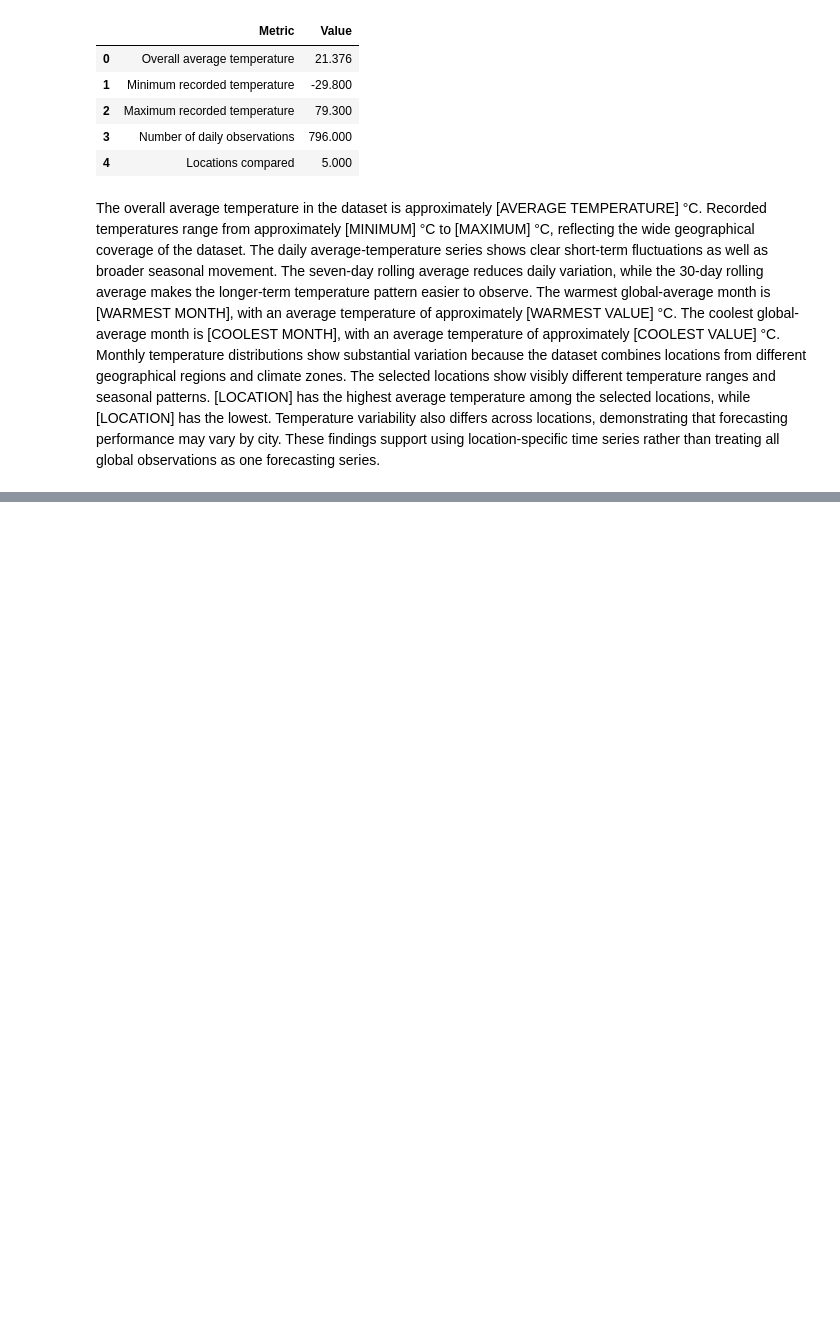
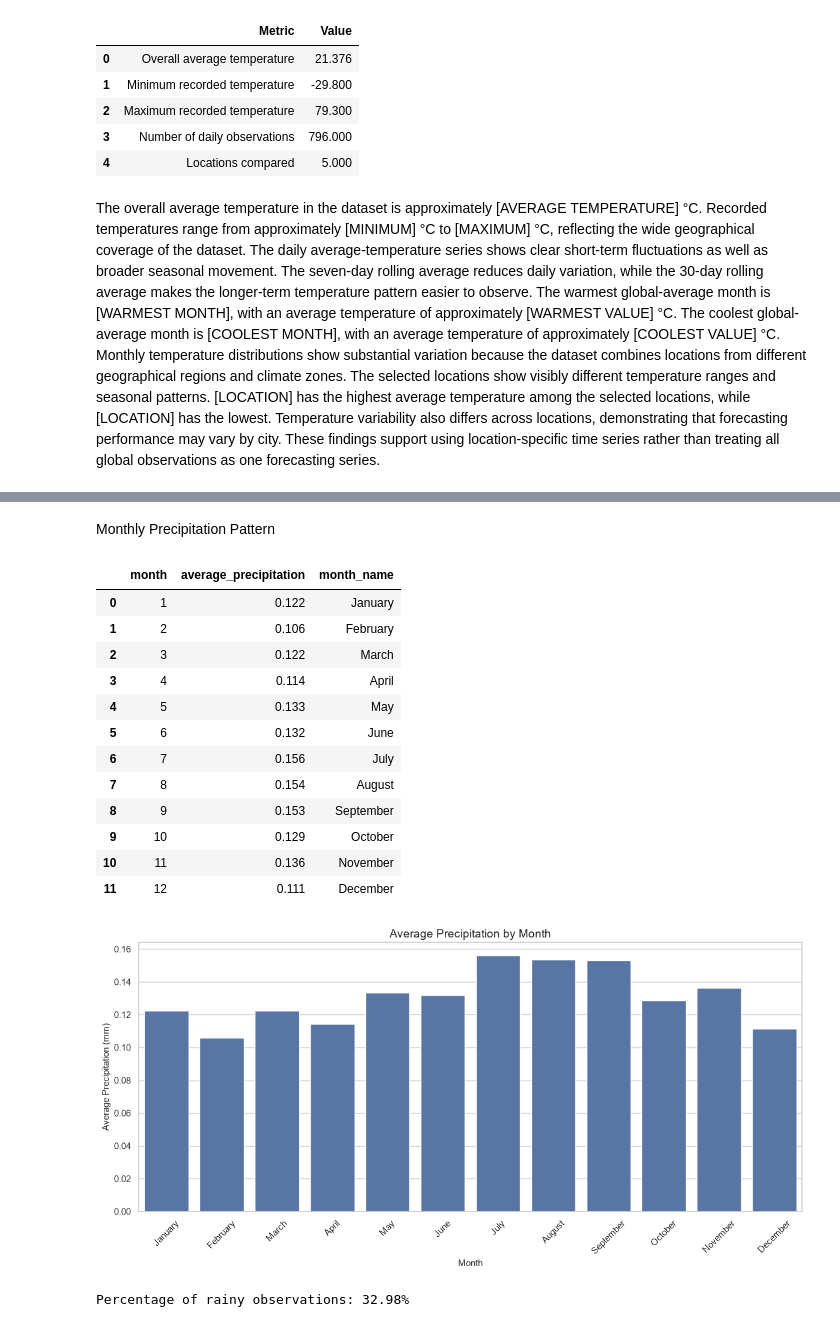
Before and after one commit to rajaraman04/Weather-Forecasting, a Jupyter notebook: weather_trend_forecasting.ipynb, the cells around one changed output, grey strips where cells are left out. Drawn from its saved outputs; the diff is of its cells as text; code cells hidden in the pictures; blank space fills up the shorter version.

```diff
--- a/weather_trend_forecasting.ipynb
+++ b/weather_trend_forecasting.ipynb
@@ -1017,0 +1064,36 @@ treating all global observations as one forecasting series.
+# %% [markdown]
+Monthly Precipitation Pattern
+# %%
+monthly_precipitation=df_clean.groupby("month",as_index=False).agg(average_precipitation=(Precip_Col,"mean")).sort_values("month")
+monthly_precipitation["month_name"] = pd.to_datetime(monthly_precipitation["month"],format="%m").dt.month_name()
+display(monthly_precipitation)
+plt.figure(figsize=(12,6))
+sns.barplot(data=monthly_precipitation,x="month_name",y="average_precipitation")
+plt.title("Average Precipitation by Month")
+plt.xlabel("Month")
+plt.ylabel("Average Precipitation (mm)")
+plt.xticks(rotation=45)
+plt.tight_layout()
+plt.show()
+# %% [output]
+|  | month | average_precipitation | month_name |
+| 0 | 1 | 0.122 | January |
+| 1 | 2 | 0.106 | February |
+| 2 | 3 | 0.122 | March |
+| 3 | 4 | 0.114 | April |
+| 4 | 5 | 0.133 | May |
+| 5 | 6 | 0.132 | June |
+| 6 | 7 | 0.156 | July |
+| 7 | 8 | 0.154 | August |
+| 8 | 9 | 0.153 | September |
+| 9 | 10 | 0.129 | October |
+| 10 | 11 | 0.136 | November |
+| 11 | 12 | 0.111 | December |
+[figure, added]
+# %%
+df_clean["is_rainy_day"] = (df_clean[Precip_Col] > 0).astype(int)
+rainy_day_percentage = df_clean["is_rainy_day"].mean() * 100
+
+print(f"Percentage of rainy observations: {rainy_day_percentage:.2f}%")
+# %% [output]
+Percentage of rainy observations: 32.98%
```
Also changed, not shown: parts of 14 cells of this notebook.
